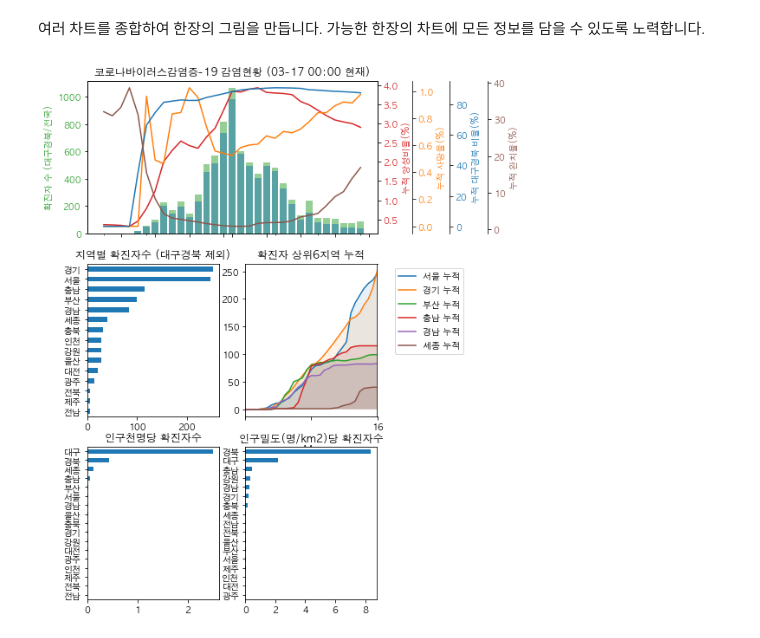
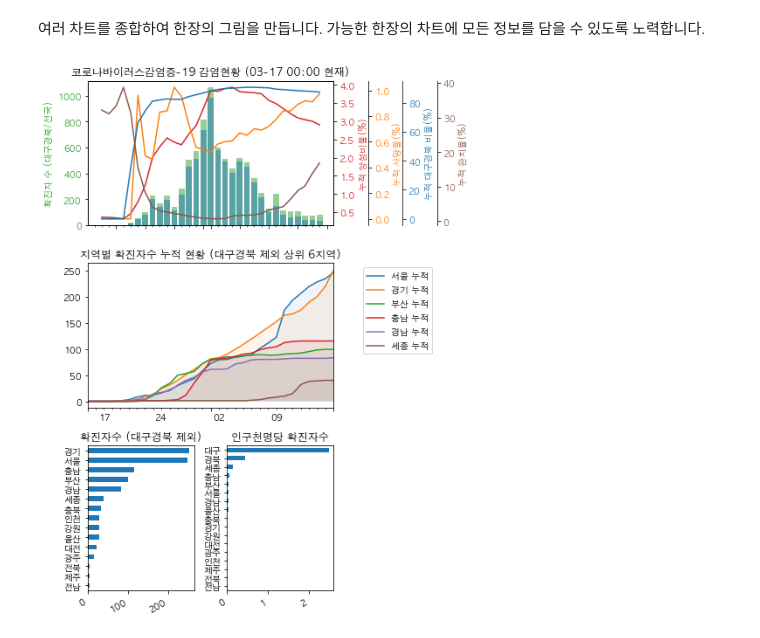
Before and after one commit to yong27/coronadaily, a Jupyter notebook: COVID19-daily-analysis.ipynb, the cells around one changed output. Cells and saved outputs as stored; diff of their text form; code cells hidden in the pictures.

```diff
--- a/COVID19-daily-analysis.ipynb
+++ b/COVID19-daily-analysis.ipynb
@@ -172,78 +172,70 @@ density.iloc[:-1, :][['2018-인구', '2018-인구밀도']].plot(kind='bar')
 # %% [markdown]
 여러 차트를 종합하여 한장의 그림을 만듭니다. 가능한 한장의 차트에 모든 정보를 담을 수 있도록 노력합니다.
 # %%
-fig = plt.figure(figsize=(6, 11))
+fig = plt.figure(figsize=(8, 9))
 
 ax1 = fig.add_subplot(3, 1, 1)
 color = 'tab:green'
-ax1.set_xlabel('날짜')
 ax1.set_ylabel('확진자 수 (대구경북/전국)', color=color)
+ax1.tick_params(axis='y', labelcolor=color)
+ax1.set_title(f'코로나바이러스감염증-19 감염현황 ({datestr})')
+ax1.xaxis.set_minor_locator(mdates.DayLocator())
+
 plt.bar(x=df.index, height=df['확진자'], color=color, alpha=0.5)
 plt.bar(x=df.index, height=df['대구']+df['경북'], color="tab:blue", alpha=0.5)
-ax1.tick_params(axis='y', labelcolor=color)
-ax1.set_title(f'코로나바이러스감염증-19 감염현황 ({datestr})')
-#ax1.xaxis.set_minor_locator(mdates.MonthLocator())
-plt.setp(ax1.get_xticklabels(), visible=True)
 
 ax1_1 = ax1.twinx()  # instantiate a second axes that shares the same x-axis
 color = 'tab:red'
 ax1_1.set_ylabel('누적 양성비율(%)', color=color)  # we already handled the x-label with ax1
-ax1_1.plot(df['누적 양성비율'], color=color)
+ax1_1.plot(df.index, df['누적 양성비율'], color=color)
 ax1_1.tick_params(axis='y', labelcolor=color)
 
 ax1_2 = ax1.twinx()
 color = 'tab:orange'
-ax1_2.spines["right"].set_position(("axes", 1.12))
+ax1_2.spines["right"].set_position(("axes", 1.14))
 ax1_2.set_ylabel('누적 사망율(%)', color=color)  # we already handled the x-label with ax1
 ax1_2.plot(df['누적 사망율'], color=color)
 ax1_2.tick_params(axis='y', labelcolor=color)
 
 ax1_3 = ax1.twinx()
 color = 'tab:blue'
-ax1_3.spines["right"].set_position(("axes", 1.25))
+ax1_3.spines["right"].set_position(("axes", 1.28))
 ax1_3.set_ylabel('누적 대구경북 비율(%)', color=color)  # we already handled the x-label with ax1
 ax1_3.plot(df['누적 대구경북'], color=color)
 ax1_3.tick_params(axis='y', labelcolor=color)
 
 ax1_4 = ax1.twinx()
 color = 'tab:brown'
-ax1_4.spines["right"].set_position(("axes", 1.38))
+ax1_4.spines["right"].set_position(("axes", 1.42))
 ax1_4.set_ylabel('누적 완치율(%)', color=color)  # we already handled the x-label with ax1
 ax1_4.plot(df['누적 완치율'], color=color)
 ax1_4.tick_params(axis='y', labelcolor=color)
 
 
-ax2_1 = fig.add_subplot(3, 2, 3)
-ax2_1.set_title('지역별 확진자수 (대구경북 제외)')
-wotk = list(df.columns[:17])
+ax2 = fig.add_subplot(3, 1, 2)
+ax2.set_title('지역별 확진자수 누적 현황 (대구경북 제외 상위 6지역)')
+
+for acu in ['서울 누적', '경기 누적', '부산 누적', '충남 누적', '경남 누적', '세종 누적']:
+    df[acu].plot(ax=ax2)
+    ax2.fill_between(df.index, df[acu], alpha=0.07)
+
+ax2.legend(loc='upper left', bbox_to_anchor=(1.1, 1))
+ax2.xaxis.set_minor_locator(mdates.DayLocator())
+
+ax3_1 = fig.add_subplot(3, 2, 5)
+ax3_1.set_title('확진자수 (대구경북 제외)')
+wotk = regions.copy()
 wotk.remove('대구')
 wotk.remove('경북')
-df[wotk].sum().sort_values().plot(kind='barh', ax=ax2_1)
-
-ax2_2 = fig.add_subplot(3, 2, 4)
-ax2_2.set_title('확진자 상위6지역 누적')
-
-for acu in ['서울 누적', '경기 누적', '부산 누적', '충남 누적', '경남 누적', '세종 누적']:
-    df[acu].plot(ax=ax2_2)
-    ax2_2.fill_between(df.index, df[acu], alpha=0.1)
-
-ax2_2.legend(loc='upper left', bbox_to_anchor=(1.1, 1))
-ax2_2.xaxis.set_minor_locator(mdates.MonthLocator())
-
-
-ax3_1 = fig.add_subplot(3, 2, 5)
-ax3_1.set_title('인구천명당 확진자수')
-confirm_density = df[regions].sum() / density.loc[regions, '2018-인구']
-confirm_density.sort_values().plot(kind='barh', ax=ax3_1)
+df[wotk].sum().sort_values().plot(kind='barh', ax=ax3_1)
 
 ax3_2 = fig.add_subplot(3, 2, 6)
-ax3_2.set_title('인구밀도(명/km2)당 확진자수')
-confirm_density = df[regions].sum() / density.loc[regions, '2018-인구밀도']
+ax3_2.set_title('인구천명당 확진자수')
+confirm_density = df[regions].sum() / density.loc[regions, '2018-인구']
 confirm_density.sort_values().plot(kind='barh', ax=ax3_2)
 
-
-#fig.tight_layout()
-#fig.autofmt_xdate()
+fig.autofmt_xdate()
+plt.tight_layout()
 plt.savefig(f'daily-chart/covid19-stat-{today.strftime("%m%d")}.png', dpi=200, format='png')
 # %% [output]
-[figure, old version]
+[figure, new version]
```
Also changed, not shown: 1 other file.
